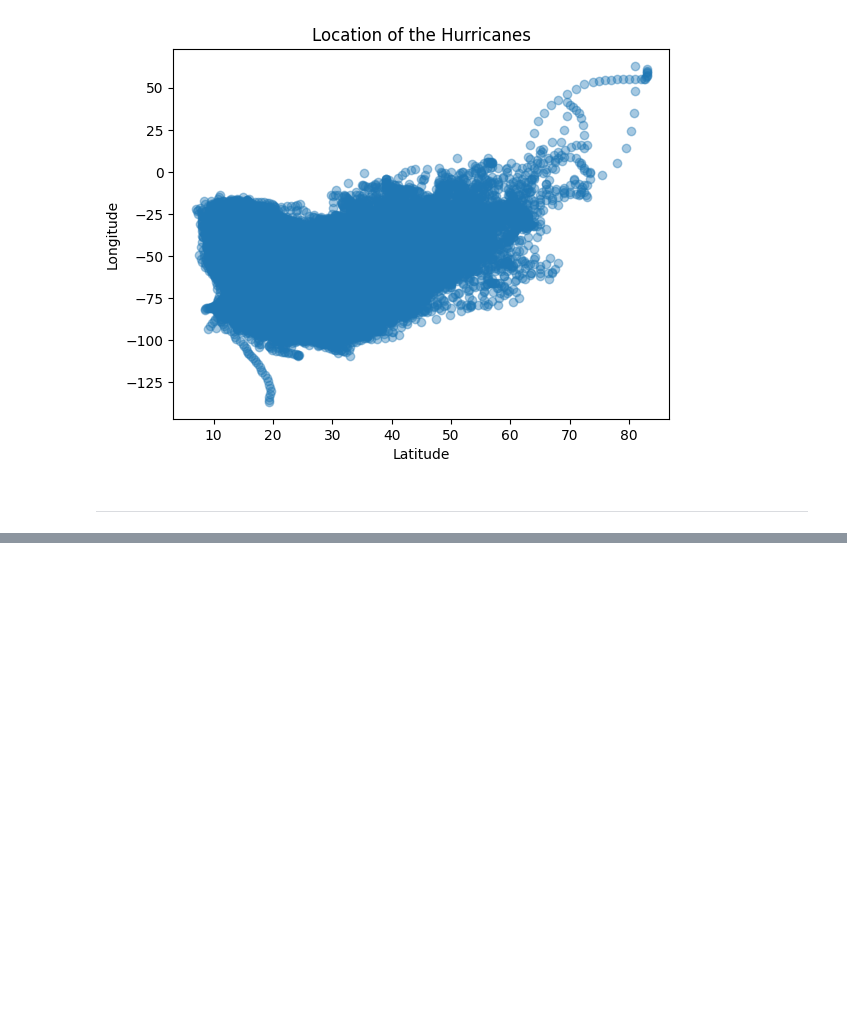
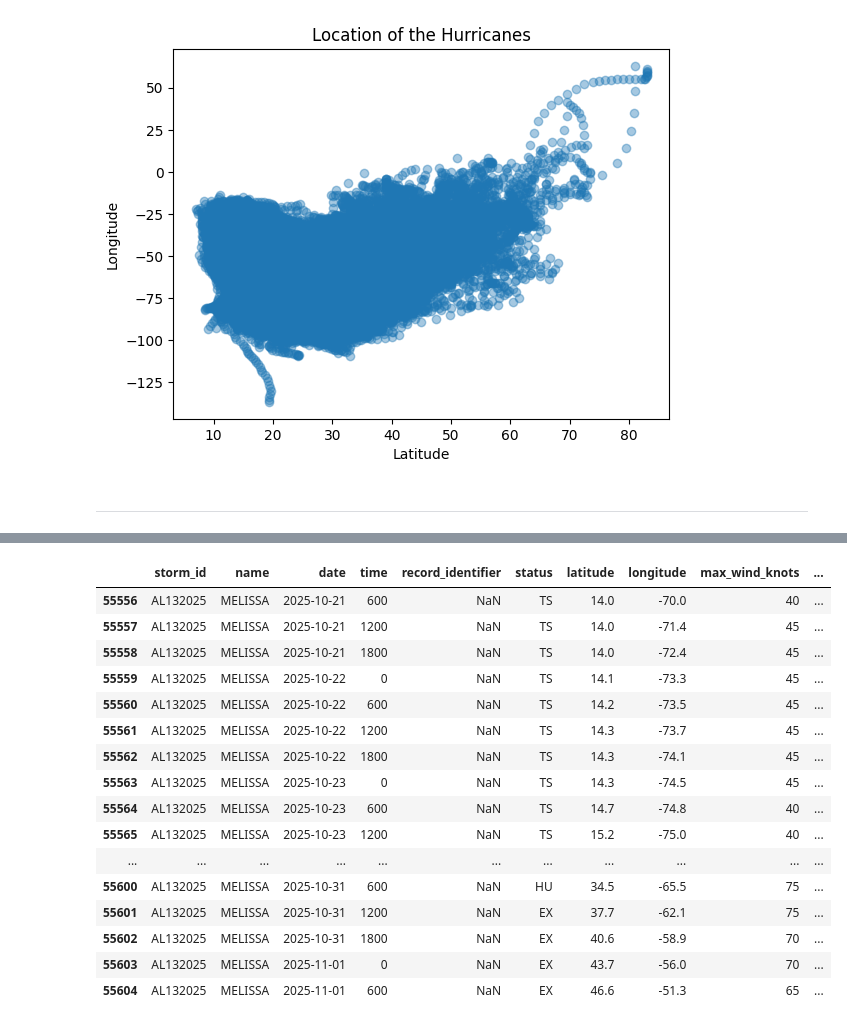
Before and after one commit to Erica4397/for_coding_camp1, a Jupyter notebook: ForCodingCampNotebook.ipynb, the cells around one changed output, grey strips where cells are left out. Cells and saved outputs as stored; diff of their text form; code cells hidden in the pictures; blank space fills up the shorter version.

```diff
--- a/ForCodingCampNotebook.ipynb
+++ b/ForCodingCampNotebook.ipynb
@@ -126,0 +127,22 @@ plt.barh(means.index, means.values)
+# %%
+df_melissa = df.tail(49)
+
+df_melissa
+# %% [output]
+|  | storm_id | name | date | time | record_identifier | status | latitude | longitude | max_wind_knots | ... |
+| 55556 | AL132025 | MELISSA | 2025-10-21 | 600 | NaN | TS | 14.0 | -70.0 | 40 | ... |
+| 55557 | AL132025 | MELISSA | 2025-10-21 | 1200 | NaN | TS | 14.0 | -71.4 | 45 | ... |
+| 55558 | AL132025 | MELISSA | 2025-10-21 | 1800 | NaN | TS | 14.0 | -72.4 | 45 | ... |
+| 55559 | AL132025 | MELISSA | 2025-10-22 | 0 | NaN | TS | 14.1 | -73.3 | 45 | ... |
+| 55560 | AL132025 | MELISSA | 2025-10-22 | 600 | NaN | TS | 14.2 | -73.5 | 45 | ... |
+| 55561 | AL132025 | MELISSA | 2025-10-22 | 1200 | NaN | TS | 14.3 | -73.7 | 45 | ... |
+| 55562 | AL132025 | MELISSA | 2025-10-22 | 1800 | NaN | TS | 14.3 | -74.1 | 45 | ... |
+| 55563 | AL132025 | MELISSA | 2025-10-23 | 0 | NaN | TS | 14.3 | -74.5 | 45 | ... |
+| 55564 | AL132025 | MELISSA | 2025-10-23 | 600 | NaN | TS | 14.7 | -74.8 | 40 | ... |
+| 55565 | AL132025 | MELISSA | 2025-10-23 | 1200 | NaN | TS | 15.2 | -75.0 | 40 | ... |
+| ... | ... | ... | ... | ... | ... | ... | ... | ... | ... | ... |
+| 55600 | AL132025 | MELISSA | 2025-10-31 | 600 | NaN | HU | 34.5 | -65.5 | 75 | ... |
+| 55601 | AL132025 | MELISSA | 2025-10-31 | 1200 | NaN | EX | 37.7 | -62.1 | 75 | ... |
+| 55602 | AL132025 | MELISSA | 2025-10-31 | 1800 | NaN | EX | 40.6 | -58.9 | 70 | ... |
+| 55603 | AL132025 | MELISSA | 2025-11-01 | 0 | NaN | EX | 43.7 | -56.0 | 70 | ... |
+| 55604 | AL132025 | MELISSA | 2025-11-01 | 600 | NaN | EX | 46.6 | -51.3 | 65 | ... |
```
Also changed, not shown: parts of 1 cell of this notebook.
